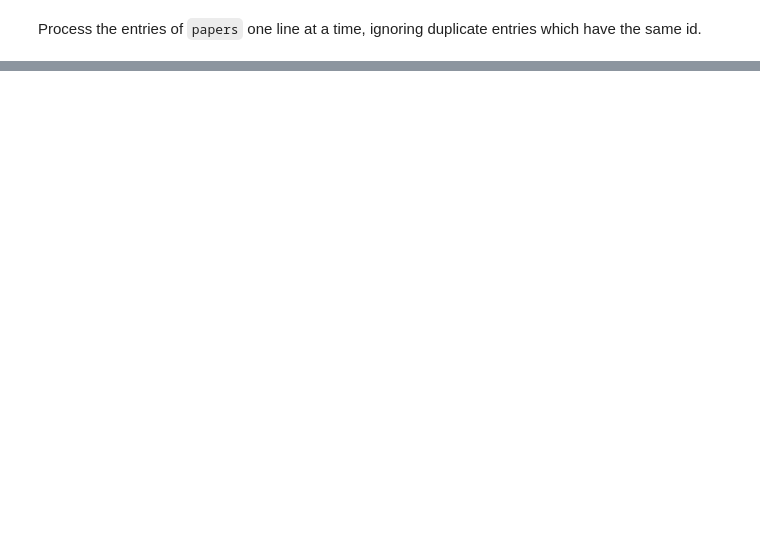
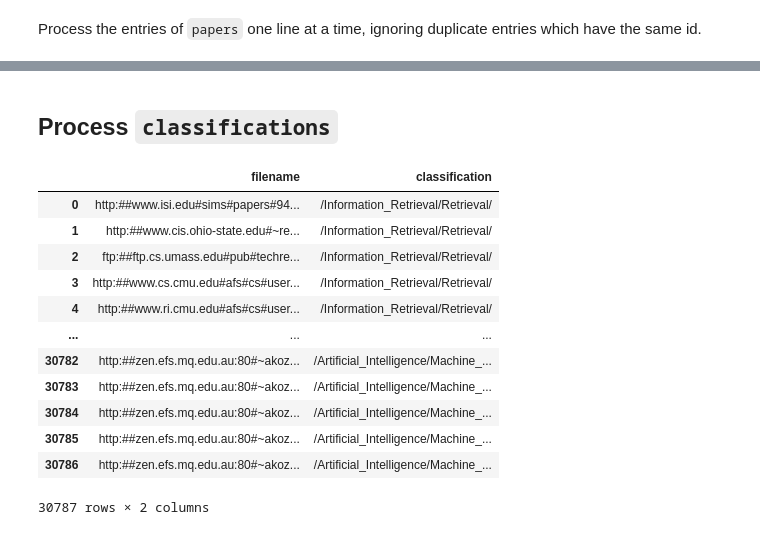
Before and after one commit to urielsinger/tNodeEmbed, a Jupyter notebook: data/CORA/cora.ipynb, the cells around one changed output, grey strips where cells are left out. Cells and saved outputs as stored; diff of their text form; code cells hidden in the pictures; blank space fills up the shorter version.

```diff
--- a/data/CORA/cora.ipynb
+++ b/data/CORA/cora.ipynb
@@ -285,0 +205,19 @@ tags[2]
+# %% [markdown]
+## Process `classifications`
+# %%
+classifications_df = pd.read_csv(CORA_PATH / 'classifications', sep='\t', header=None, names=['filename', 'classification'], skipfooter=1)
+classifications_df
+# %% [output]
+|  | filename | classification |
+| 0 | http:##www.isi.edu#sims#papers#94... | /Information_Retrieval/Retrieval/ |
+| 1 | http:##www.cis.ohio-state.edu#~re... | /Information_Retrieval/Retrieval/ |
+| 2 | ftp:##ftp.cs.umass.edu#pub#techre... | /Information_Retrieval/Retrieval/ |
+| 3 | http:##www.cs.cmu.edu#afs#cs#user... | /Information_Retrieval/Retrieval/ |
+| 4 | http:##www.ri.cmu.edu#afs#cs#user... | /Information_Retrieval/Retrieval/ |
+| ... | ... | ... |
+| 30782 | http:##zen.efs.mq.edu.au:80#~akoz... | /Artificial_Intelligence/Machine_... |
+| 30783 | http:##zen.efs.mq.edu.au:80#~akoz... | /Artificial_Intelligence/Machine_... |
+| 30784 | http:##zen.efs.mq.edu.au:80#~akoz... | /Artificial_Intelligence/Machine_... |
+| 30785 | http:##zen.efs.mq.edu.au:80#~akoz... | /Artificial_Intelligence/Machine_... |
+| 30786 | http:##zen.efs.mq.edu.au:80#~akoz... | /Artificial_Intelligence/Machine_... |
+30787 rows × 2 columns
```
Also changed, not shown: parts of 15 cells of this notebook.
